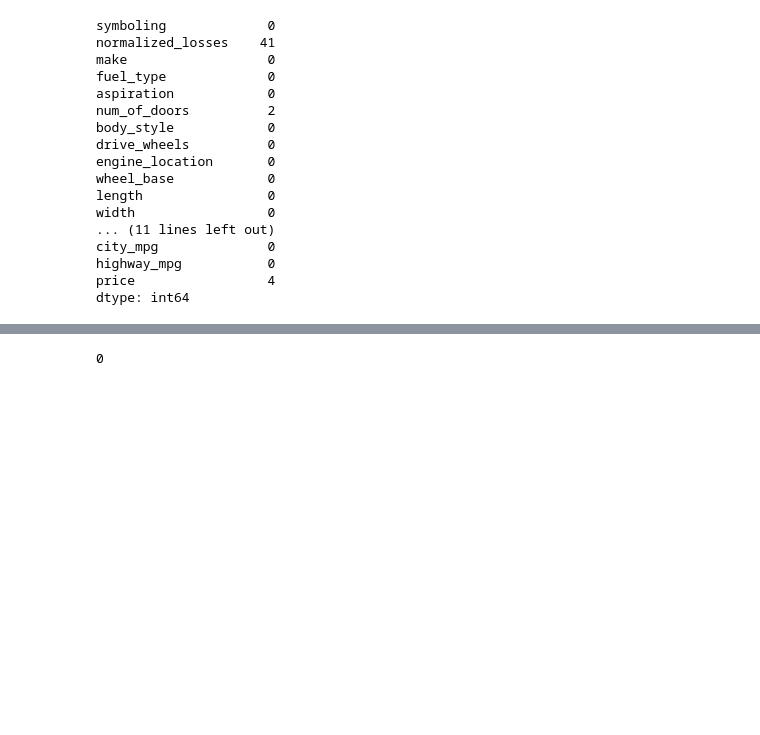
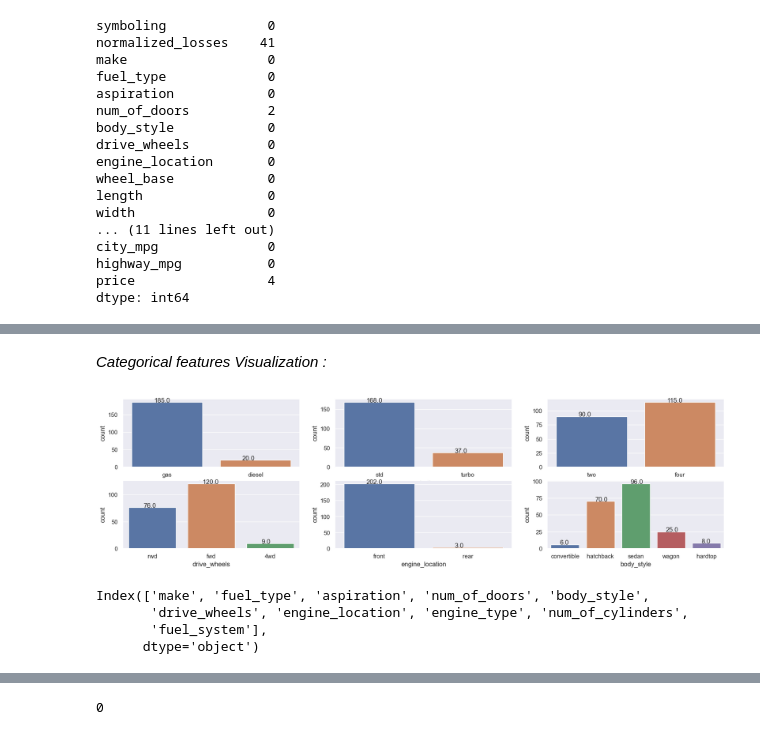
Before and after one commit to omars1234/AutoMobileML, a Jupyter notebook: Analysis.ipynb, the cells around one changed output, grey strips where cells are left out. Cells and saved outputs as stored; diff of their text form; code cells hidden in the pictures; blank space fills up the shorter version.

```diff
--- a/Analysis.ipynb
+++ b/Analysis.ipynb
@@ -91,0 +235,43 @@ df[["bore","stroke"]]=df[["bore","stroke"]].astype("float64")
+# %% [markdown]
+*Categorical features Visualization :*
+# %%
+plt.subplots(figsize=(20,5))
+
+plt.subplot(231)
+ax=sns.countplot(data=categorical_features,x="fuel_type")
+for p in ax.patches:
+         ax.annotate('{:.1f}'.format(p.get_height()), (p.get_x()+0.25, p.get_height()+0.01))
+
+plt.subplot(232)
+ax=sns.countplot(data=categorical_features,x="aspiration")
+for p in ax.patches:
+         ax.annotate('{:.1f}'.format(p.get_height()), (p.get_x()+0.25, p.get_height()+0.01))
+
+plt.subplot(233)
+ax=sns.countplot(data=categorical_features,x="num_of_doors")
+for p in ax.patches:
+         ax.annotate('{:.1f}'.format(p.get_height()), (p.get_x()+0.25, p.get_height()+0.01))
+
+plt.subplot(234)
+ax=sns.countplot(data=categorical_features,x="drive_wheels")
+for p in ax.patches:
+         ax.annotate('{:.1f}'.format(p.get_height()), (p.get_x()+0.25, p.get_height()+0.01))
+
+plt.subplot(235)
+ax=sns.countplot(data=categorical_features,x="engine_location")
+for p in ax.patches:
+         ax.annotate('{:.1f}'.format(p.get_height()), (p.get_x()+0.25, p.get_height()+0.01))
+
+plt.subplot(236)
+ax=sns.countplot(data=categorical_features,x="body_style")
+for p in ax.patches:
+         ax.annotate('{:.1f}'.format(p.get_height()), (p.get_x()+0.25, p.get_height()+0.01))
+# %% [output]
+[figure, added]
+# %%
+categorical_features.columns
+# %% [output]
+Index(['make', 'fuel_type', 'aspiration', 'num_of_doors', 'body_style',
+       'drive_wheels', 'engine_location', 'engine_type', 'num_of_cylinders',
+       'fuel_system'],
+      dtype='object')
```
Also changed, not shown: parts of 52 cells of this notebook.
